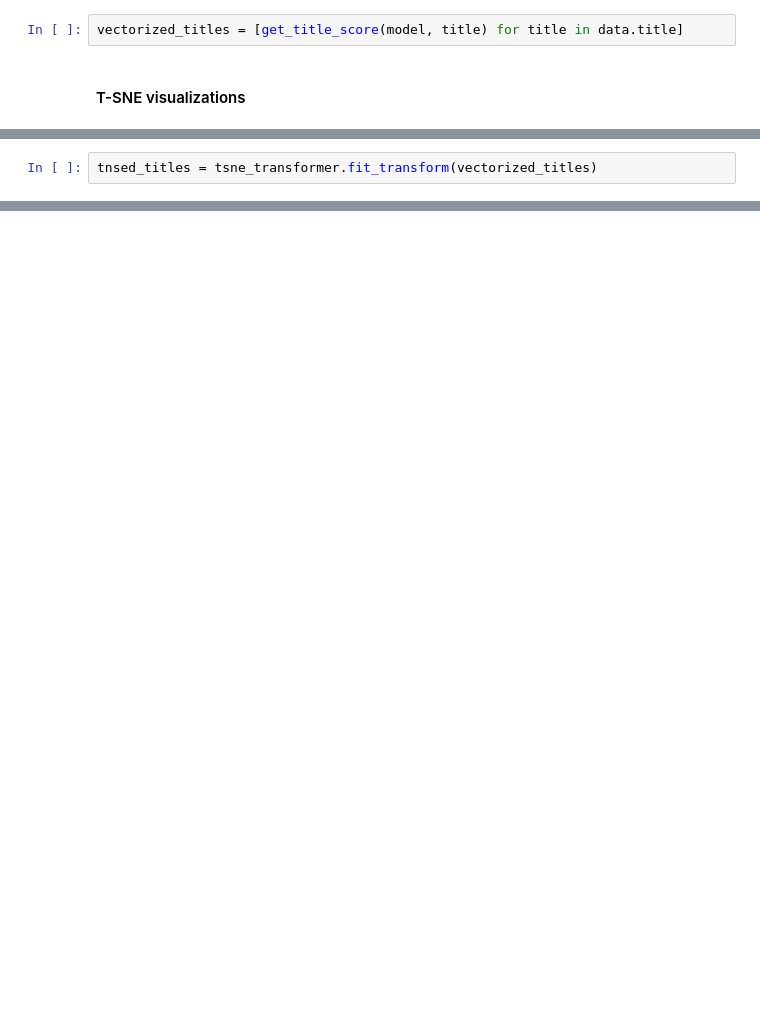
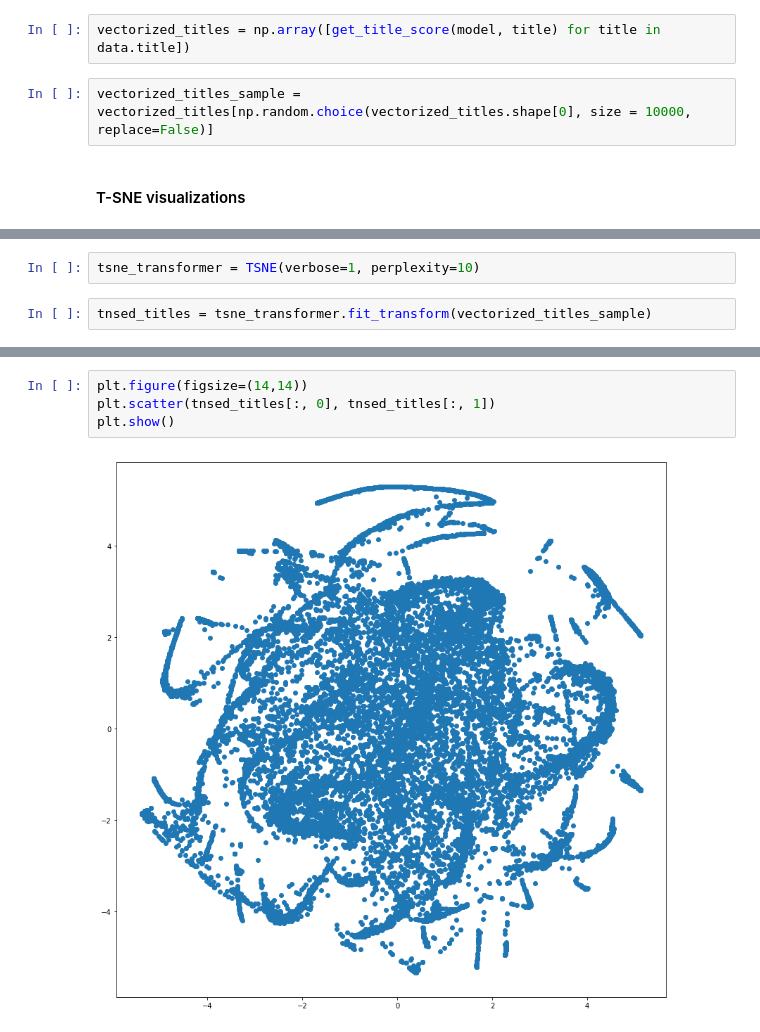
Before and after one commit to smudap/projektAllegro, a Jupyter notebook: gensim test.ipynb, the cells around one changed output, grey strips where cells are left out. Drawn from its saved outputs; the diff is of its cells as text; blank space fills up the shorter version.

```diff
--- a/gensim test.ipynb
+++ b/gensim test.ipynb
@@ -84,4 +95,6 @@ np.sum((v1-v2)**2)
 # %%
-vectorized_titles = [get_title_score(model, title) for title in data.title]
+vectorized_titles = np.array([get_title_score(model, title) for title in data.title])
+# %%
+vectorized_titles_sample = vectorized_titles[np.random.choice(vectorized_titles.shape[0], size = 10000, replace=False)]
 # %% [markdown]
 #### T-SNE visualizations
@@ -90,2 +101,4 @@ tsne_transformer = t_sne.TSNE()
+# %%
+tsne_transformer = TSNE(verbose=1, perplexity=10)
 # %%
-tnsed_titles = tsne_transformer.fit_transform(vectorized_titles)
+tnsed_titles = tsne_transformer.fit_transform(vectorized_titles_sample)
@@ -91,0 +131,6 @@ tnsed_titles = tsne_transformer.fit_transform(vectorized_titles)
+# %%
+plt.figure(figsize=(14,14))
+plt.scatter(tnsed_titles[:, 0], tnsed_titles[:, 1])
+plt.show()
+# %% [output]
+[figure, added]
```
Also changed, not shown: parts of 9 cells of this notebook.
